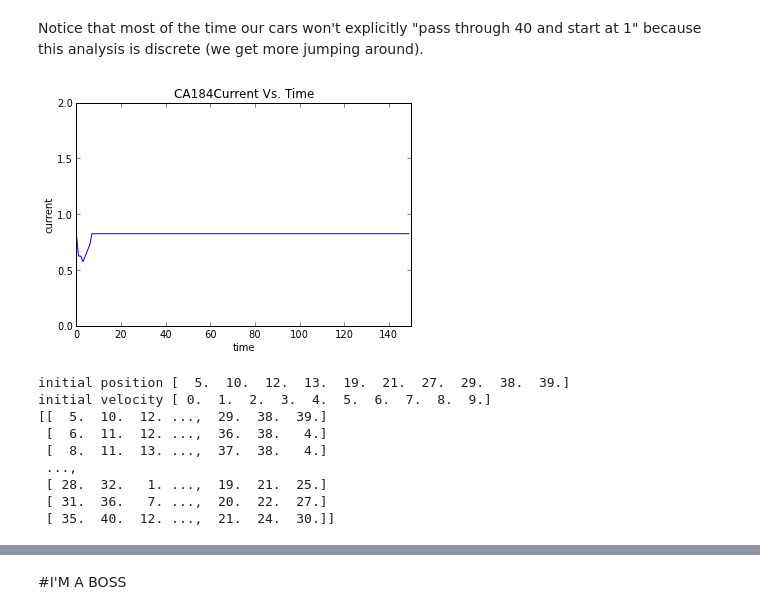
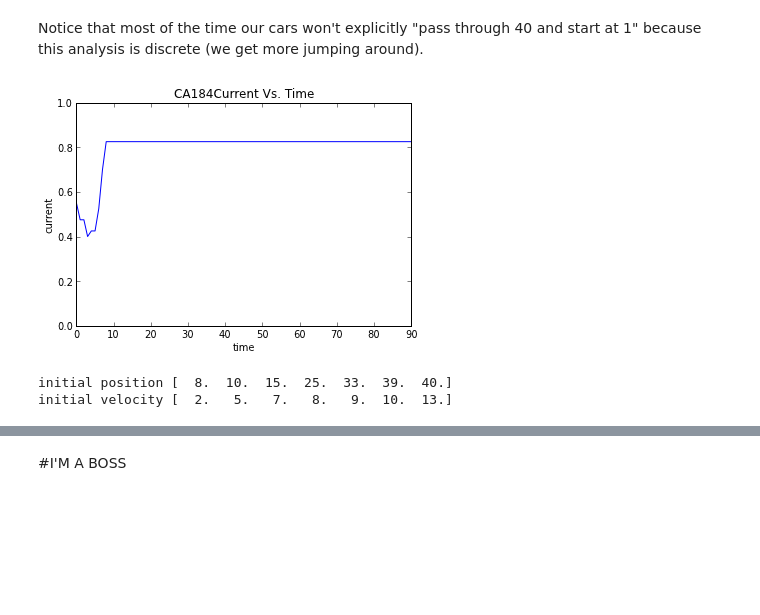
Before and after one commit to ipowellPHYS202/PHYS202-S13, a Jupyter notebook: Project/1DTrafficFlow.ipynb, the cells around one changed output, grey strips where cells are left out. Saved outputs shown, nothing was run; the diff lists cells and outputs as text; code cells hidden in the pictures; blank space fills up the shorter version.

```diff
--- a/Project/1DTrafficFlow.ipynb
+++ b/Project/1DTrafficFlow.ipynb
@@ -16,5 +0,0 @@ def delta_v(a,b):
-# %%
-#TESTS
-g_i = array([[delta_x(1,0)-1],[delta_x(2,1)-1],[rest]])
-print g_i
-print V
@@ -90,19 +63,15 @@ print V
 #Edited and working!
 #Initial Conditions for testing purposes:
 v_max = 10
-num_cars=7
-l_=arange(1,41)
+num_cars=5
+l_=arange(1,101)
 random.shuffle(l_)
 #random and non-repeating positions
 X_ = sort(l_[:num_cars])
 #random and non-repeating velocities
 V_=[]
-for i in range(num_cars):
-    V_.append(random.randint(0,v_max))
-V_ = list(set(V_))
 while len(V_)<num_cars:
     V_.append(randint(0,v_max))
-    V_ = list(set(V_))
     if len(V_)==num_cars:
         break
 V_=array(V_)
@@ -125,7 +94,7 @@ def CA184(x,v,l):
             else:
                 None
     #slice list into list of sublists (for each car):
-    chunks = [y[i*(num_cars-1):i*(num_cars-1)+num_cars-1] for i in xrange(0,shape(x)[0])]
+    chunks = [y[i*(int(num_cars)-1):i*(int(num_cars)-1)+int(num_cars)-1] for i in xrange(0,shape(x)[0])]
 
     #N lists for N-max cars for "refined" (I can have as many lists as i want and nothing will change)
     refined=[],[],[],[],[],[],[],[],[],[],[],[],[],[],[],[],[],[],[],[],[],[],[],[],[],[],[],[],[],[],[],[],[],[],[],[],[],[],[],[],[],[],[],[],[],[],[],[],[],[],[],[],[],[],[],[],[],[],[],[],[],[],[],[],[],[],[],[],[],[],[],[],[],[],[],[],[],[],[],[],[],[],[],[],[],[],[],[],[],[],[],[],[],[],[],[],[],[],[],[],[],[],[],[],[],[],[],[],[],[],[],[],[],[],[],[],[],[],[],[],[],[],[],[],[],[],[],[],[],[],[],[],[],[],[],[],[],[],[],[],[],[],[],[],[],[],[],[],[],[],[],[],[],[],[],[],[],[],[],[],[],[],[],[],[],[],[],[],[],[],[],[],[],[],[],[],[],[],[],[],
@@ -135,7 +104,7 @@ def CA184(x,v,l):
             if chunks[i][j]>0:
                 refined[i].append(chunks[i][j])
             elif all(chunks[i][j]<0):
-                refined[i].append(max(l_)-x[i]+min(x)-1)
+                refined[i].append(max(l)-x[i]+min(x)-1)
             else:
                 refined[i].append(0.)
     #finally:
@@ -144,7 +113,7 @@ def CA184(x,v,l):
             g_i.append(min(refined[i]))
         else:
             None
-    print "g_i is",g_i
+
 #Using the CA184 rules I change my initial velocity accordingly
     for i in range(v.shape[0]):
         if g_i[i]<v[i]:
@@ -554,16 +509,16 @@ Notice that most of the time our cars won't explicitly "pass through 40 and star
 # %%
 #Plotting Current Vs. Time
 t = arange(iterations)
 #Current is simply density times avg vel
 plot(t,SumVel/len(l_))
 title("CA184Current Vs. Time")
 xlabel('time')
 ylabel('current')
-xlim(0,150)
-ylim(0,2)
+xlim(0,90)
+ylim(0,1)
 show()
 # %% [output]
-[figure, old version]
+[figure, new version]
 # %%
 iterations=150
 #initial conditions:
@@ -576,45 +532,37 @@ DataSTCA = PositionsSTCA,VelocitiesSTCA
 # %%
 iterations=150
 #initial conditions:
-v_max = 10
-num_cars=10
-l__=arange(1,41)
-random.shuffle(l__)
-X__ = sort(l__[:num_cars])
+v_max = 15
+num_cars=7
+l_=arange(1,41)
+random.shuffle(l_)
+X_ = sort(l_[:num_cars])
 #==========================
-PositionsSTCA[0]=X__
+PositionsSTCA[0]=X_
 #==========================
-V__=[]
+V_=[]
 for i in range(num_cars):
-    V__.append(random.randint(0,v_max))
-V__ = list(set(V__))
-while len(V__)<num_cars:
-    V__.append(randint(0,v_max))
-    V__ = list(set(V__))
-    if len(V__)==num_cars:
+    V_.append(random.randint(0,v_max))
+V_ = list(set(V_))
+while len(V_)<num_cars:
+    V_.append(randint(0,v_max))
+    V_ = list(set(V_))
+    if len(V_)==num_cars:
         break
-V__=array(V__)
+V_=array(V_)
 #==========================
-VelocitiesSTCA[0]=V__
+VelocitiesSTCA[0]=V_
 #==========================
 print "initial position",PositionsSTCA[0]
 print "initial velocity",VelocitiesSTCA[0]
 #==========================
 
+#Storing the data of each iteration in arrays
 for i in range(0,iterations-1):
-    PositionsSTCA[i+1],VelocitiesSTCA[i+1]=STCA(PositionsSTCA[i],VelocitiesSTCA[i],l__);
-
-print PositionsSTCA
+    PositionsSTCA[i+1],VelocitiesSTCA[i+1]=STCA(PositionsSTCA[i],VelocitiesSTCA[i],l_);
 # %% [output]
-initial position [  5.  10.  12.  13.  19.  21.  27.  29.  38.  39.]
-initial velocity [ 0.  1.  2.  3.  4.  5.  6.  7.  8.  9.]
-[[  5.  10.  12. ...,  29.  38.  39.]
- [  6.  11.  12. ...,  36.  38.   4.]
- [  8.  11.  13. ...,  37.  38.   4.]
- ...,
- [ 28.  32.   1. ...,  19.  21.  25.]
- [ 31.  36.   7. ...,  20.  22.  27.]
- [ 35.  40.  12. ...,  21.  24.  30.]]
+initial position [  8.  10.  15.  25.  33.  39.  40.]
+initial velocity [  2.   5.   7.   8.   9.  10.  13.]
 # %%
 SumVelSTCA = []
 for i in range(shape(VelocitiesSTCA)[0]):
```
Also changed, not shown: parts of 35 cells of this notebook.
